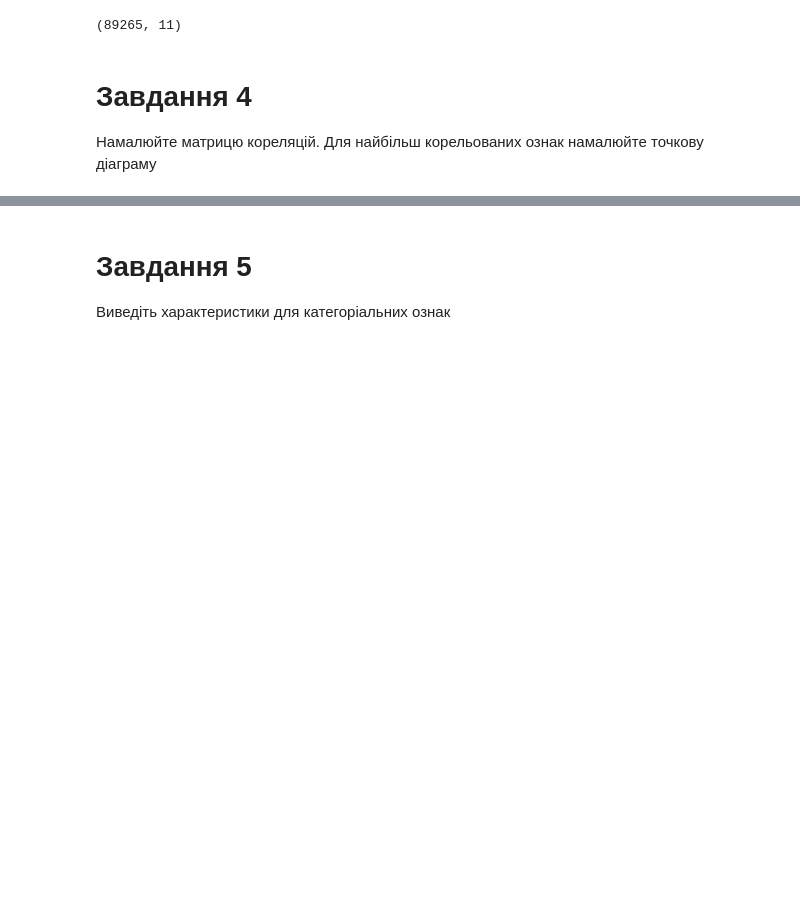
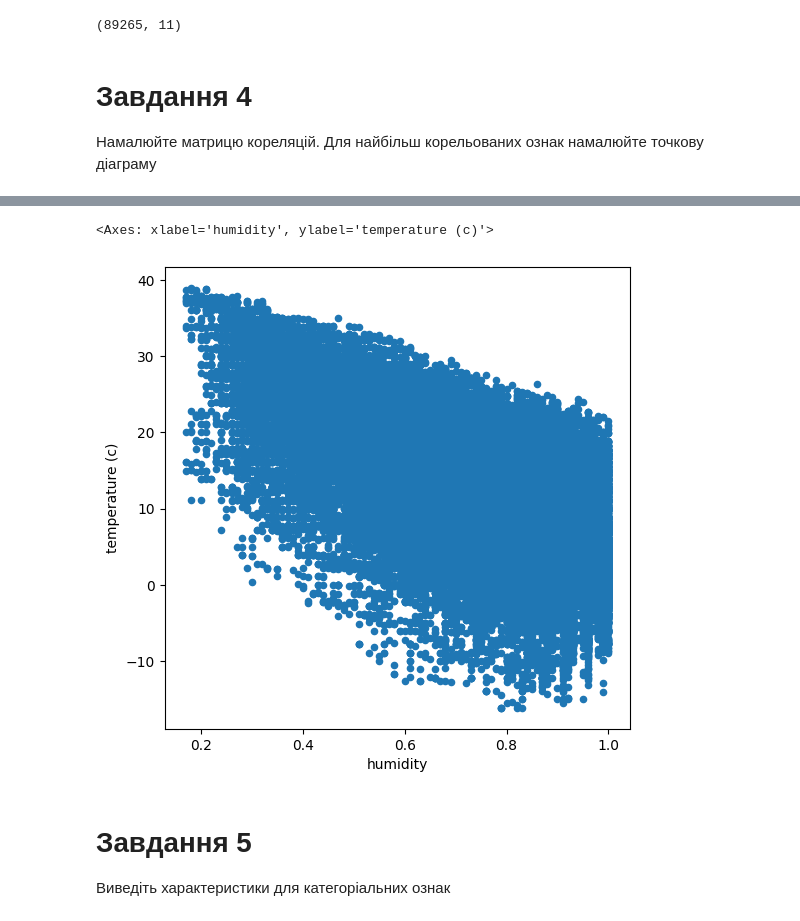
Before and after one commit to levchenkopavlo/AI, a Jupyter notebook: Практична_аналіз_даних2.ipynb, the cells around one changed output, grey strips where cells are left out. Cells and saved outputs as stored; diff of their text form; code cells hidden in the pictures; blank space fills up the shorter version.

```diff
--- a/Практична_аналіз_даних2.ipynb
+++ b/Практична_аналіз_даних2.ipynb
@@ -149,3 +154,8 @@ corr
+# %%
+df.plot(kind='scatter', x='humidity', y='temperature (c)', figsize=(6,6))
+# %% [output]
+<Axes: xlabel='humidity', ylabel='temperature (c)'>
+[figure, added]
 # %% [markdown]
 # Завдання 5
 Виведіть характеристики для категоріальних ознак
```
Also changed, not shown: parts of 1 cell of this notebook.
